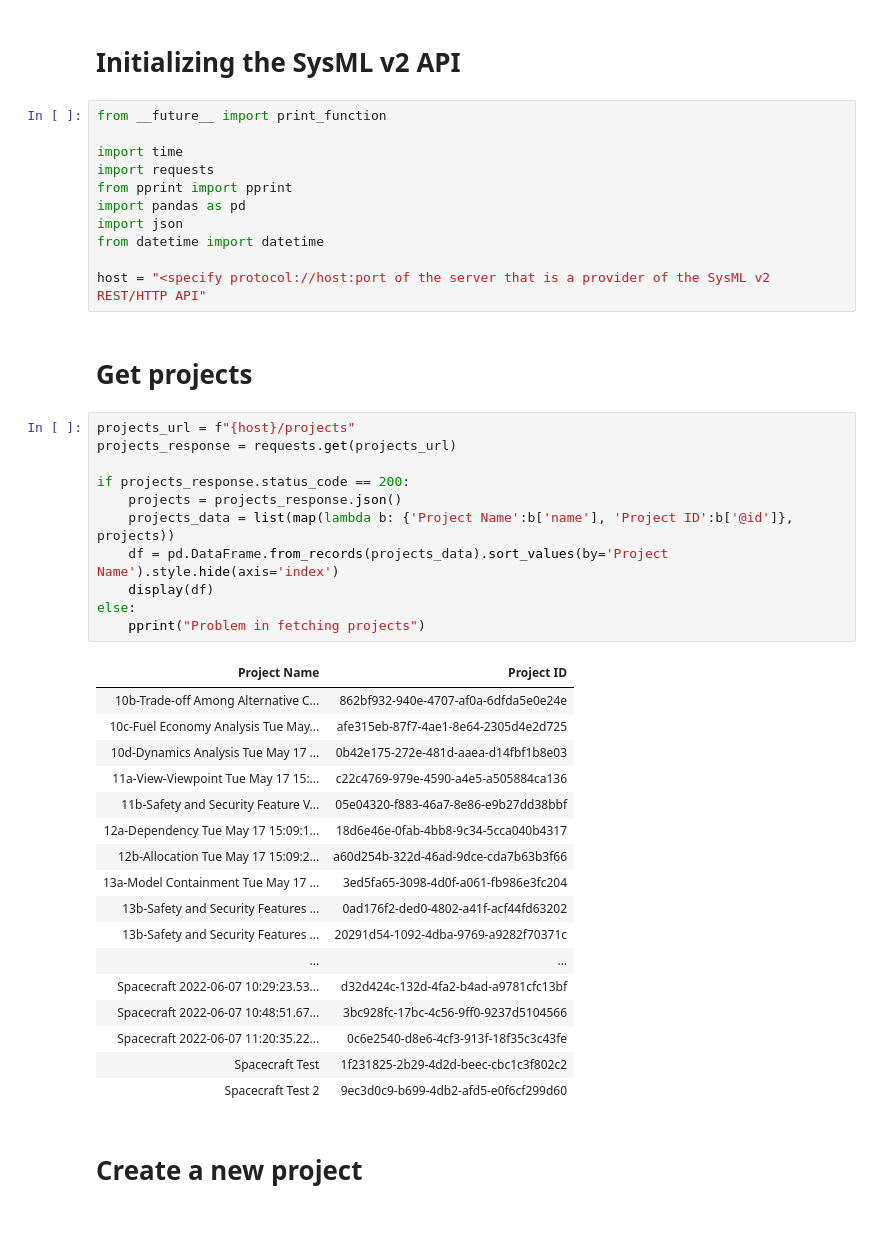
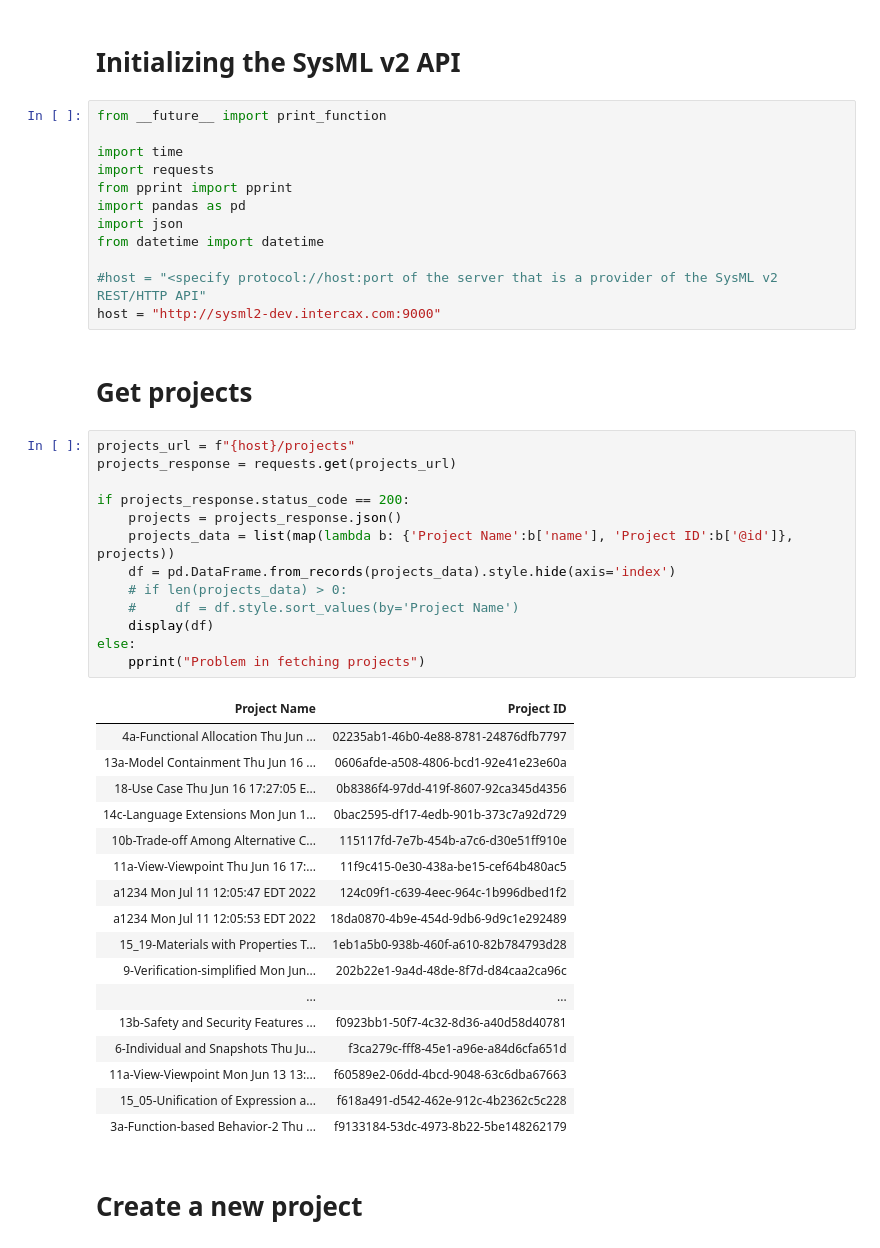
Before and after one commit to Systems-Modeling/SysML-v2-API-Cookbook, a Jupyter notebook: Project_Commit_Branch_Tag_Recipe.ipynb, the cells around one changed output. Drawn from its saved outputs; the diff is of its cells as text.

```diff
--- a/Project_Commit_Branch_Tag_Recipe.ipynb
+++ b/Project_Commit_Branch_Tag_Recipe.ipynb
@@ -10,38 +10,41 @@ import pandas as pd
 import json
 from datetime import datetime
 
-host = "<specify protocol://host:port of the server that is a provider of the SysML v2 REST/HTTP API"
+#host = "<specify protocol://host:port of the server that is a provider of the SysML v2 REST/HTTP API"
+host = "http://sysml2-dev.intercax.com:9000"
 # %% [markdown]
 # Get projects
 # %%
 projects_url = f"{host}/projects"
 projects_response = requests.get(projects_url)
 
 if projects_response.status_code == 200:
     projects = projects_response.json()
     projects_data = list(map(lambda b: {'Project Name':b['name'], 'Project ID':b['@id']}, projects))
-    df = pd.DataFrame.from_records(projects_data).sort_values(by='Project Name').style.hide(axis='index')
+    df = pd.DataFrame.from_records(projects_data).style.hide(axis='index')
+    # if len(projects_data) > 0:
+    #     df = df.style.sort_values(by='Project Name')
     display(df)
 else:
     pprint("Problem in fetching projects")
 # %% [output]
 | Project Name | Project ID |
-| 10b-Trade-off Among Alternative C... | 862bf932-940e-4707-af0a-6dfda5e0e24e |
-| 10c-Fuel Economy Analysis Tue May... | afe315eb-87f7-4ae1-8e64-2305d4e2d725 |
-| 10d-Dynamics Analysis Tue May 17 ... | 0b42e175-272e-481d-aaea-d14fbf1b8e03 |
-| 11a-View-Viewpoint Tue May 17 15:... | c22c4769-979e-4590-a4e5-a505884ca136 |
-| 11b-Safety and Security Feature V... | 05e04320-f883-46a7-8e86-e9b27dd38bbf |
-| 12a-Dependency Tue May 17 15:09:1... | 18d6e46e-0fab-4bb8-9c34-5cca040b4317 |
-| 12b-Allocation Tue May 17 15:09:2... | a60d254b-322d-46ad-9dce-cda7b63b3f66 |
-| 13a-Model Containment Tue May 17 ... | 3ed5fa65-3098-4d0f-a061-fb986e3fc204 |
-| 13b-Safety and Security Features ... | 0ad176f2-ded0-4802-a41f-acf44fd63202 |
-| 13b-Safety and Security Features ... | 20291d54-1092-4dba-9769-a9282f70371c |
+| 4a-Functional Allocation Thu Jun ... | 02235ab1-46b0-4e88-8781-24876dfb7797 |
+| 13a-Model Containment Thu Jun 16 ... | 0606afde-a508-4806-bcd1-92e41e23e60a |
+| 18-Use Case Thu Jun 16 17:27:05 E... | 0b8386f4-97dd-419f-8607-92ca345d4356 |
+| 14c-Language Extensions Mon Jun 1... | 0bac2595-df17-4edb-901b-373c7a92d729 |
+| 10b-Trade-off Among Alternative C... | 115117fd-7e7b-454b-a7c6-d30e51ff910e |
+| 11a-View-Viewpoint Thu Jun 16 17:... | 11f9c415-0e30-438a-be15-cef64b480ac5 |
+| a1234 Mon Jul 11 12:05:47 EDT 2022 | 124c09f1-c639-4eec-964c-1b996dbed1f2 |
+| a1234 Mon Jul 11 12:05:53 EDT 2022 | 18da0870-4b9e-454d-9db6-9d9c1e292489 |
+| 15_19-Materials with Properties T... | 1eb1a5b0-938b-460f-a610-82b784793d28 |
+| 9-Verification-simplified Mon Jun... | 202b22e1-9a4d-48de-8f7d-d84caa2ca96c |
 | ... | ... |
-| Spacecraft 2022-06-07 10:29:23.53... | d32d424c-132d-4fa2-b4ad-a9781cfc13bf |
-| Spacecraft 2022-06-07 10:48:51.67... | 3bc928fc-17bc-4c56-9ff0-9237d5104566 |
-| Spacecraft 2022-06-07 11:20:35.22... | 0c6e2540-d8e6-4cf3-913f-18f35c3c43fe |
-| Spacecraft Test | 1f231825-2b29-4d2d-beec-cbc1c3f802c2 |
-| Spacecraft Test 2 | 9ec3d0c9-b699-4db2-afd5-e0f6cf299d60 |
+| 13b-Safety and Security Features ... | f0923bb1-50f7-4c32-8d36-a40d58d40781 |
+| 6-Individual and Snapshots Thu Ju... | f3ca279c-fff8-45e1-a96e-a84d6cfa651d |
+| 11a-View-Viewpoint Mon Jun 13 13:... | f60589e2-06dd-4bcd-9048-63c6dba67663 |
+| 15_05-Unification of Expression a... | f618a491-d542-462e-912c-4b2362c5c228 |
+| 3a-Function-based Behavior-2 Thu ... | f9133184-53dc-4973-8b22-5be148262179 |
 # %% [markdown]
 # Create a new project
 # %%
```
Also changed, not shown: parts of 14 cells of this notebook.
